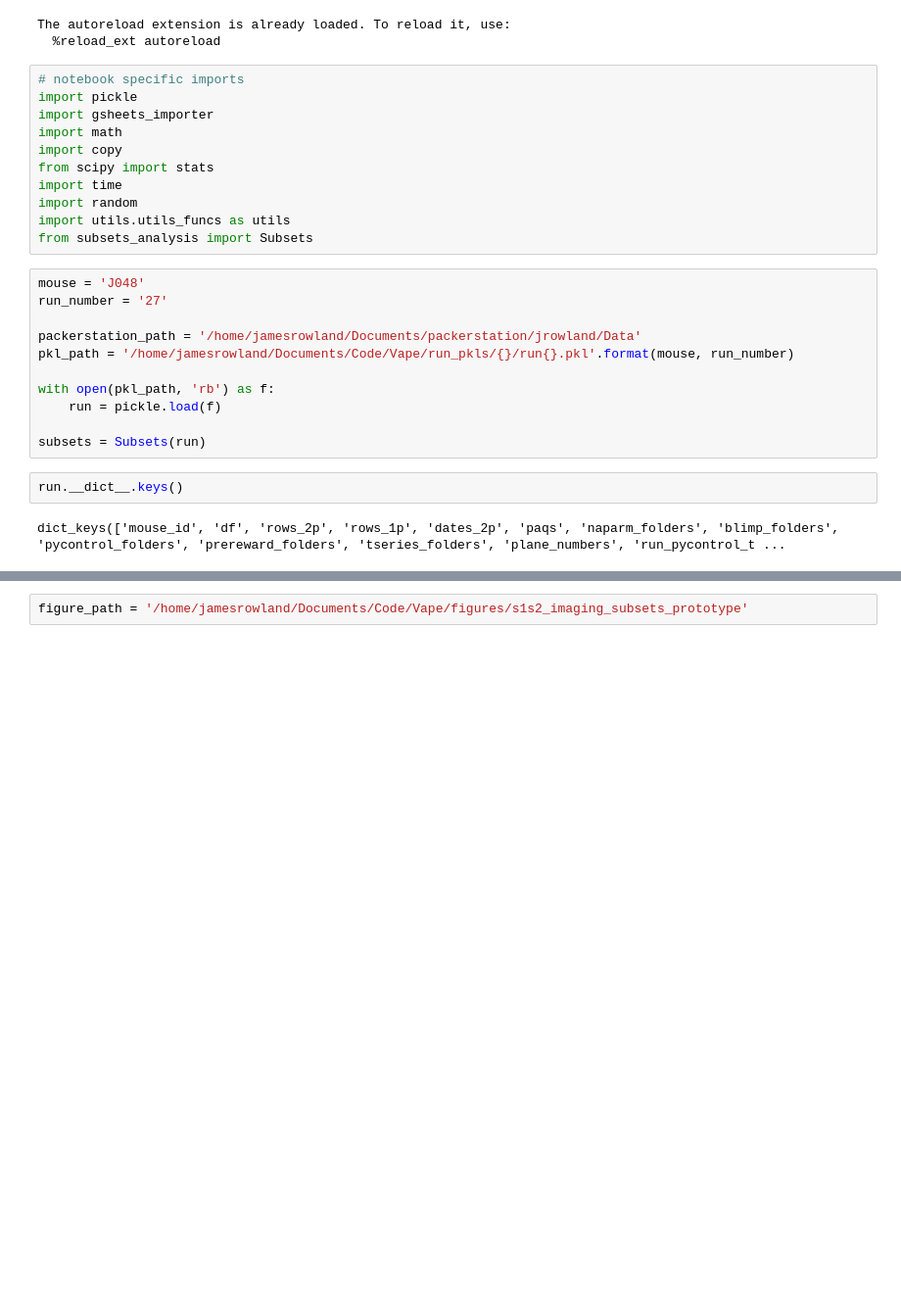
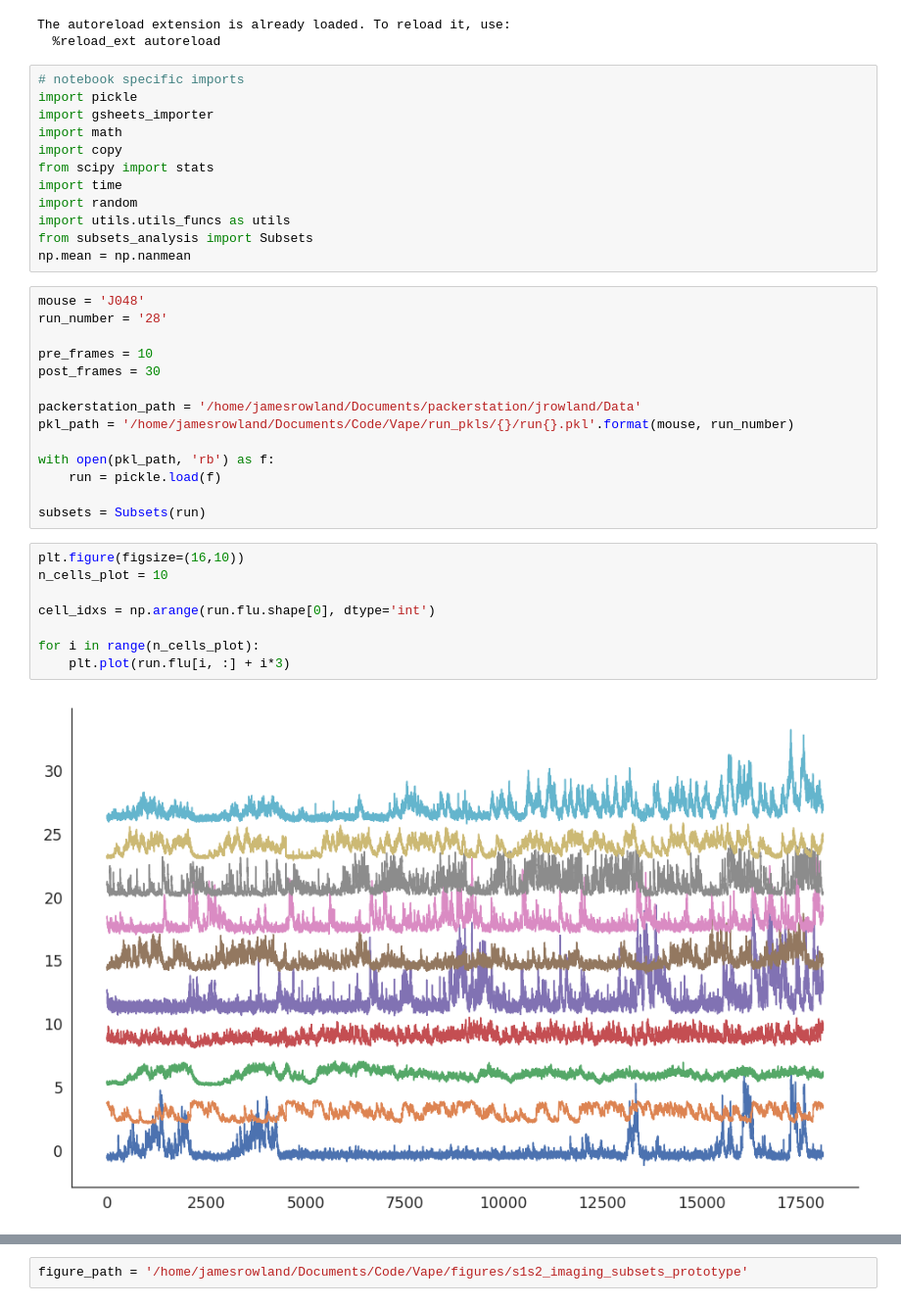
Before and after one commit to Packer-Lab/Vape, a Jupyter notebook: jupyter/Test alignment.ipynb, the cells around one changed output, grey strips where cells are left out. Shown at 98% size. Saved outputs shown, nothing was run; the diff lists cells and outputs as text; blank space fills up the shorter version.

```diff
--- a/jupyter/Test alignment.ipynb
+++ b/jupyter/Test alignment.ipynb
@@ -16,9 +16,13 @@ import time
 import random
 import utils.utils_funcs as utils
 from subsets_analysis import Subsets
+np.mean = np.nanmean
 # %%
 mouse = 'J048'
-run_number = '27'
+run_number = '28'
+
+pre_frames = 10
+post_frames = 30
 
 packerstation_path = '/home/jamesrowland/Documents/packerstation/jrowland/Data'
 pkl_path = '/home/jamesrowland/Documents/Code/Vape/run_pkls/{}/run{}.pkl'.format(mouse, run_number)
@@ -27,7 +31,13 @@ with open(pkl_path, 'rb') as f:
     run = pickle.load(f)
 
 subsets = Subsets(run)
-# %%
-run.__dict__.keys()
-# %% [output]
-dict_keys(['mouse_id', 'df', 'rows_2p', 'rows_1p', 'dates_2p', 'paqs', 'naparm_folders', 'blimp_folders', 'pycontrol_folders', 'prereward_folders', 'tseries_folders', 'plane_numbers', 'run_pycontrol_t ...
+# %%
+plt.figure(figsize=(16,10))
+n_cells_plot = 10
+
+cell_idxs = np.arange(run.flu.shape[0], dtype='int')
+
+for i in range(n_cells_plot):
+    plt.plot(run.flu[i, :] + i*3)
+# %% [output]
+[figure, added]
```
Also changed, not shown: parts of 11 cells of this notebook, 6 other files.
